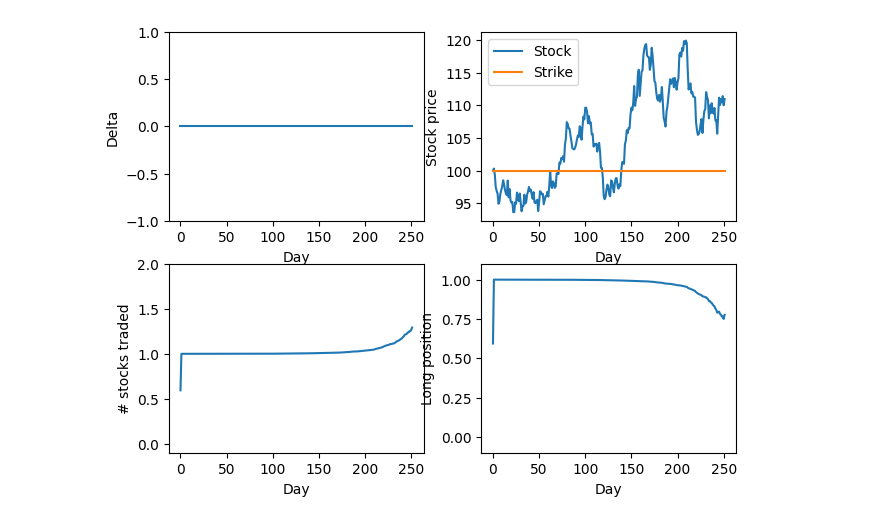
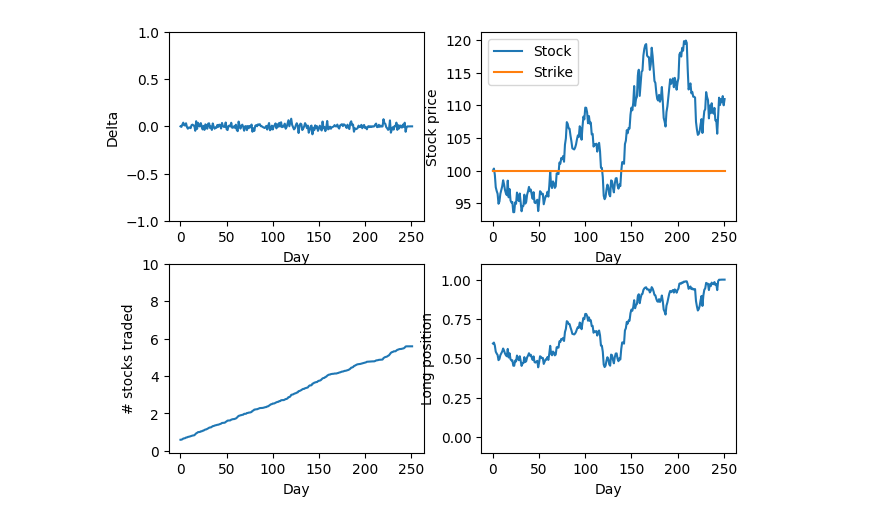
Before and after one commit to justusstraus/Structured-Products-, a Jupyter notebook: start_model_SP_B1 (2).ipynb, the cells around one changed output. Cells and saved outputs as stored; diff of their text form; code cells hidden in the pictures.

```diff
--- a/start_model_SP_B1 (2).ipynb
+++ b/start_model_SP_B1 (2).ipynb
@@ -70,7 +70,7 @@ def plot_results(t, array_t, array_delta, array_price, array_strike, array_posit
     # Set axis ranges
     axes[0, 0].set_ylim([-1, 1])
     axes[1, 1].set_ylim([-0.1, 1.1 * n_calls])
-    axes[1, 0].set_ylim([-0.1, 2*n_calls])  # If needed, adjust this range
+    axes[1, 0].set_ylim([-0.1, 10 * n_calls])  # If needed, adjust this range
 
     # Define legends
     axes[0, 1].legend([price_plot, strike_plot], ["Stock", "Strike"])
@@ -79,15 +79,27 @@ def plot_results(t, array_t, array_delta, array_price, array_strike, array_posit
 # %%
 def bs_price_call(S, K, r, sigma, tau):
     "BS price of a European call option"
-    d1 = (np.log(S / K) + (r + 0.5 * sigma**2) * tau) / (sigma * np.sqrt(tau))
-    d2 = d1 - sigma * np.sqrt(tau)
-    return S * norm.cdf(d1) - K * np.exp(-r * tau) * norm.cdf(d2)
+    if tau <= 0:
+        return max(S - K, 0)  # Option has expired, return intrinsic value
+    else:
+        d1 = (np.log(S / K) + (r + 0.5 * sigma**2) * tau) / (sigma * np.sqrt(tau))
+        d2 = d1 - sigma * np.sqrt(tau)
+        return S * norm.cdf(d1) - K * np.exp(-r * tau) * norm.cdf(d2)
 
 
 def bs_delta_call(S, K, r, sigma, tau):
     "BS delta of a European call option"
-    d1 = (np.log(S / K) + (r + 0.5 * sigma**2) * tau) / (sigma * np.sqrt(tau))
-    return float(norm.cdf(d1))
+    if tau <= 0:
+        if S > K:
+            delta_option = 1.0 # ITM
+        elif S < K:
+            delta_option = 0.0 # OTM
+        else:
+            delta_option = 0.5   # ATM
+        return delta_option
+    else:
+        d1 = (np.log(S / K) + (r + 0.5 * sigma**2) * tau) / (sigma * np.sqrt(tau))
+        return float(norm.cdf(d1))
 
 z = np.random.normal(0.0, 1.0, size=N)
 
@@ -238,5 +249,5 @@ Total interest payments 2.5494
 # %%
-# Update price plot
-plot_results(N, array_t, array_delta, array_price, array_strike, array_position, array_nr_stocks)
+# Plot results
+plot_results(N, array_t, array_delta_before, array_price, array_strike, array_position, array_nr_stocks)
 # %% [output]
-[figure, old version]
+[figure, new version]
```
Also changed, not shown: parts of 2 cells of this notebook.
